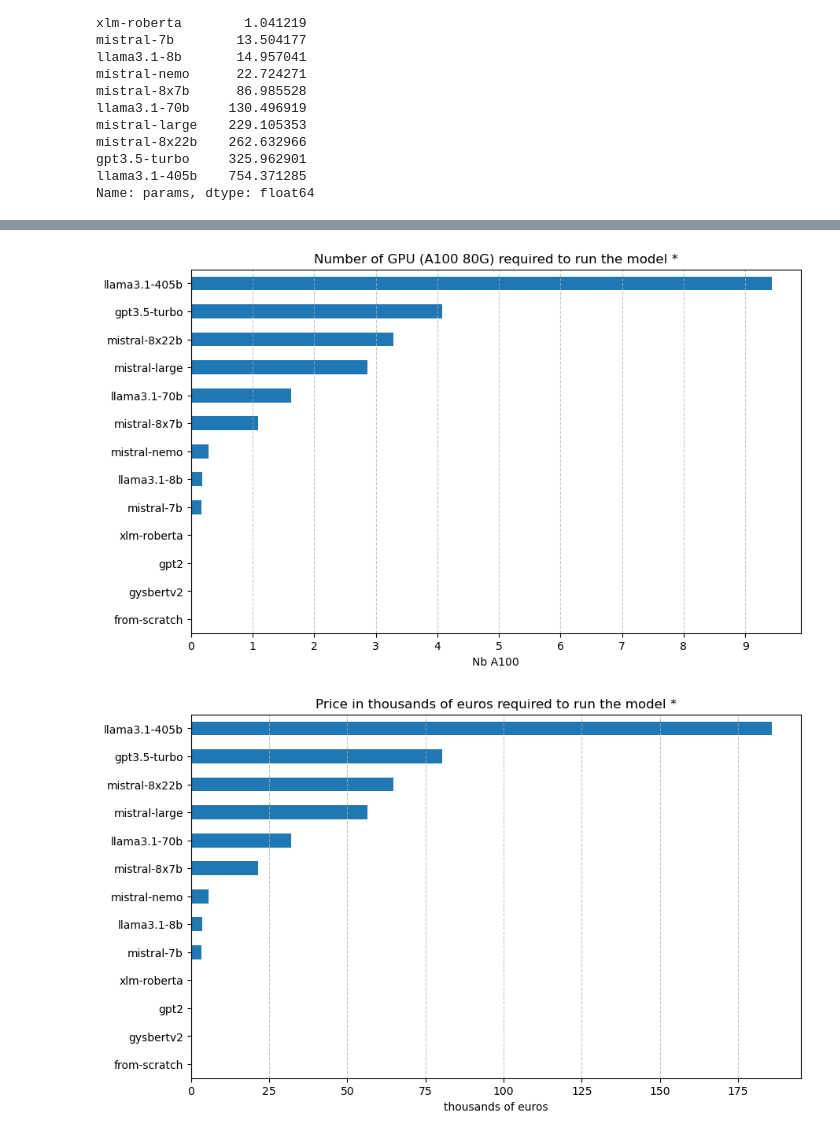
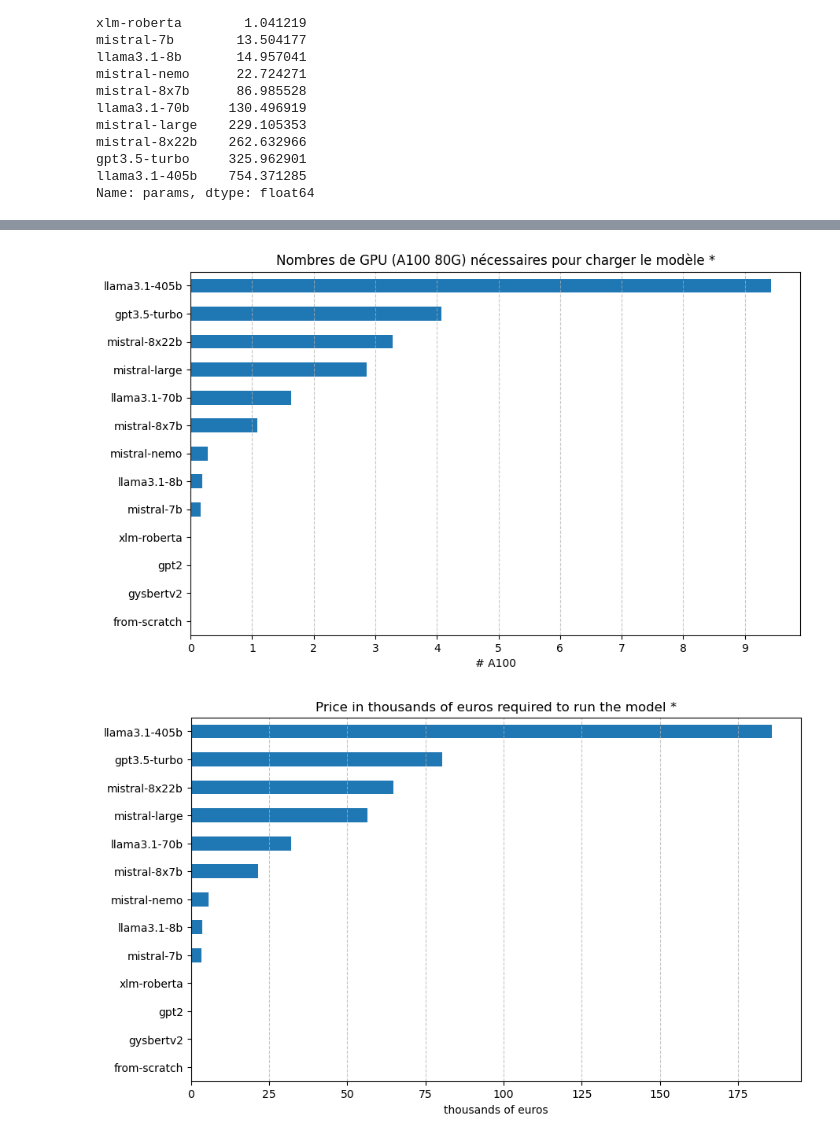
Before and after one commit to xgillard/xp-airchivist, a Jupyter notebook: Figures.ipynb, the cells around one changed output, grey strips where cells are left out. Saved outputs shown, nothing was run; the diff lists cells and outputs as text; code cells hidden in the pictures.

```diff
--- a/Figures.ipynb
+++ b/Figures.ipynb
@@ -188,15 +188,15 @@ ax.grid(axis='x', linestyle='--', alpha=.7)
 # %%
 ax = (llm.params.dropna().sort_values() * 2 / 1024**3 / 80).plot(
-    title ='Number of GPU (A100 80G) required to run the model *',
+    title ='Nombres de GPU (A100 80G) nécessaires pour charger le modèle *',
     kind='barh',
     ylabel='',
-    xlabel='Nb A100',
+    xlabel='# A100',
     xticks=range(10),
     figsize=(10,6)
 )
 ax.grid(axis='x', linestyle='--', alpha=0.7)
 # %% [output]
-[figure, old version]
+[figure, new version]
 # %%
 ax = (llm.params.dropna().sort_values() * 2 / 1024**3 / 80 * 19.700).plot(
     title ='Price in thousands of euros required to run the model *',
```
Also changed, not shown: parts of 6 cells of this notebook, 7 other files.
